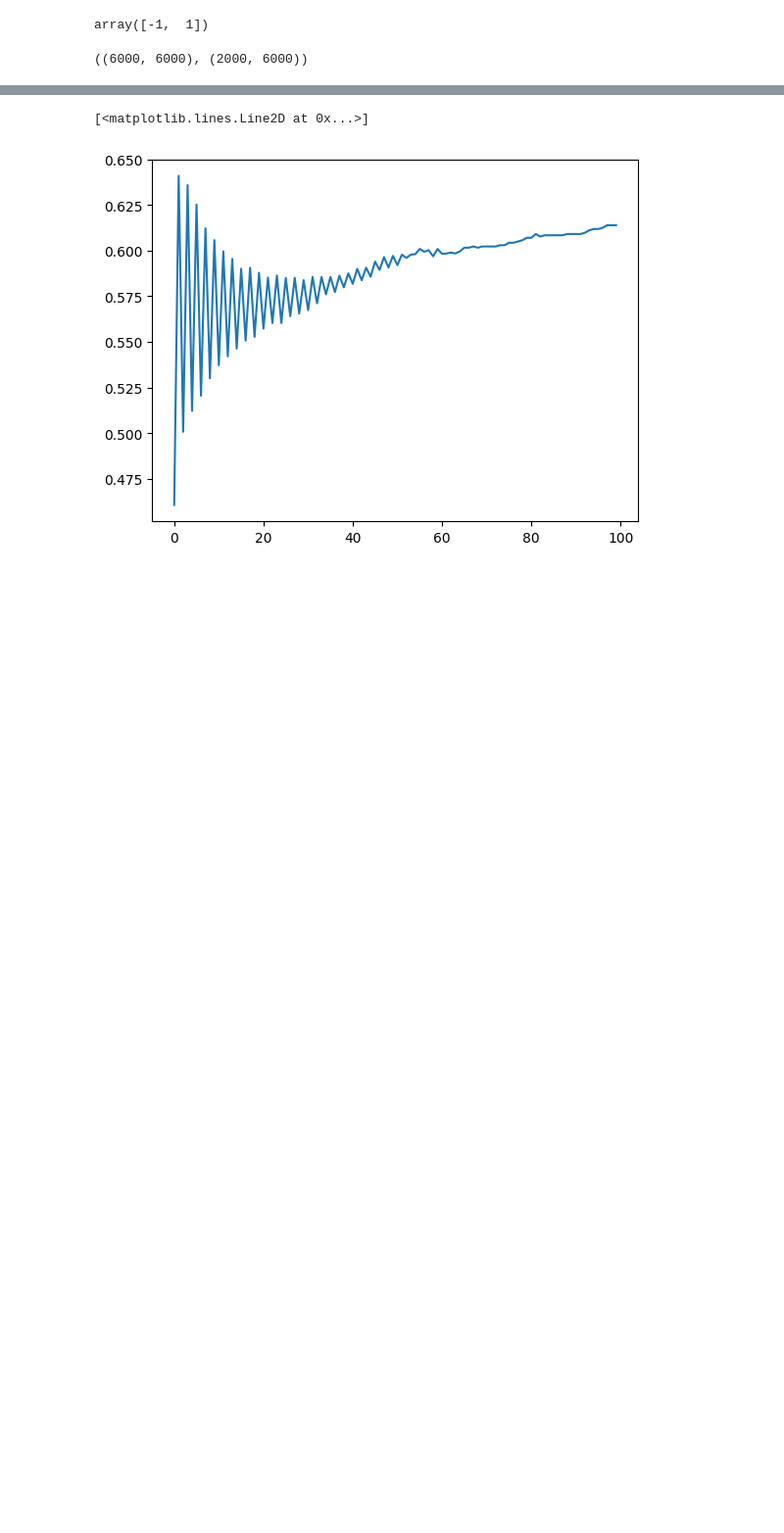
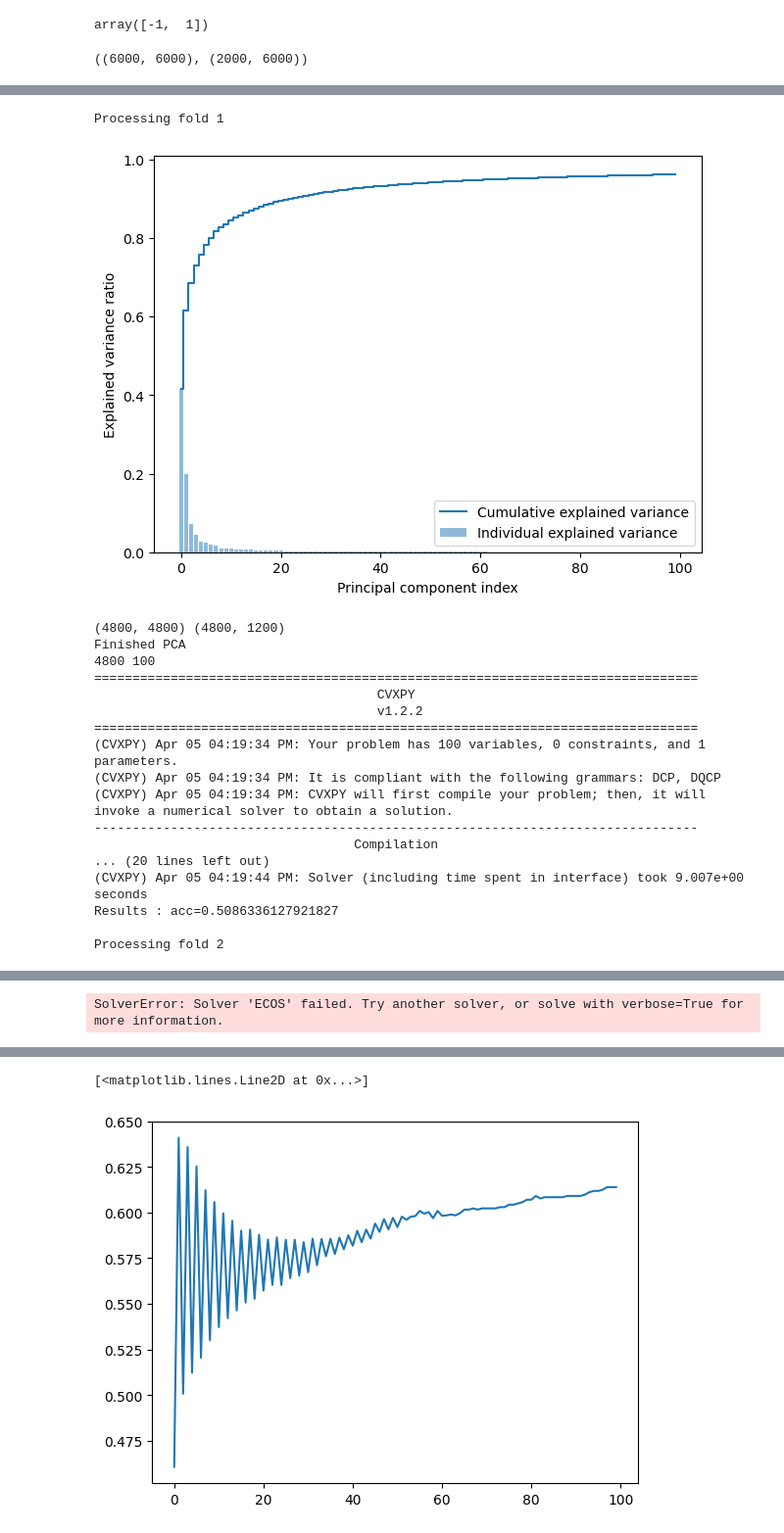
Before and after one commit to EmmaBouhanna/ChallengeKernel, a Jupyter notebook: KernelPerceptron.ipynb, the cells around one changed output, grey strips where cells are left out. Shown at 98% size. Drawn from its saved outputs; the diff is of its cells as text; code cells hidden in the pictures; blank space fills up the shorter version.

```diff
--- a/KernelPerceptron.ipynb
+++ b/KernelPerceptron.ipynb
@@ -312,0 +518,17 @@ fold_idx[5] = np.sort(np.concatenate([idx_pos, idx_neg]))
+# %%
+neg, pos = np.bincount(train_labels.astype(int))
+neg_freq = neg/len(train_labels)
+pos_freq = pos/len(train_labels)
+
+idx_neg = np.argwhere(train_labels == 0).ravel()
+idx_pos = np.argwhere(train_labels == 1).ravel()
+fold_idx = {}
+
+for fold in range(1, 2):
+    idx_neg_fold = np.random.choice(idx_neg, neg*50//100, replace=False)
+    idx_neg = np.setdiff1d(idx_neg, idx_neg_fold)
+    idx_pos_fold = np.random.choice(idx_pos, pos*50//100, replace=False)
+    idx_pos = np.setdiff1d(idx_pos, idx_pos_fold)
+    fold_idx[fold] = np.sort(np.concatenate([idx_neg_fold, idx_pos_fold]))
+
+fold_idx[2] = np.sort(np.concatenate([idx_pos, idx_neg]))
@@ -312,0 +599,59 @@ fold_idx[5] = np.sort(np.concatenate([idx_pos, idx_neg]))
+# %%
+## Kernel CVXOPT
+res_folds = {}
+for fold in fold_idx:
+    print(f"\nProcessing fold {fold}")
+    idx_val = fold_idx[fold]
+    idx_train = np.setdiff1d(np.arange(len(train_labels)), idx_val)
+    K_train = K[idx_train, :][:, idx_train]
+    K_val = K[idx_train, :][:, idx_val]
+
+    sc = StandardScaler()
+    X_train = sc.fit_transform(K_train)
+    X_val = sc.transform(K_val.T)
+
+    pca = PCA(n_components=100)
+    X_train = pca.fit_transform(X_train)
+    X_val = pca.transform(X_val)
+
+    exp_var_pca = pca.explained_variance_ratio_
+    cum_sum_eigenvalues = np.cumsum(exp_var_pca)
+    plt.bar(range(0,len(exp_var_pca)), exp_var_pca, alpha=0.5, align='center', label='Individual explained variance')
+    plt.step(range(0,len(cum_sum_eigenvalues)), cum_sum_eigenvalues, where='mid',label='Cumulative explained variance')
+    plt.ylabel('Explained variance ratio')
+    plt.xlabel('Principal component index')
+    plt.legend(loc='best')
+    plt.tight_layout()
+    plt.show()
+
+    print(K_train.shape, K_val.shape)
+    print('Finished PCA')
+
+    log = KernelLRCVX()
+    log.fit(X_train, train_labels[idx_train])
+
+    # validation
+    val_pred = log.predict(X_val)
+    acc = f1_score(train_labels[idx_val], val_pred, average="macro")
+    res_folds[fold] = {"acc": acc, "params": log.param_opt}
+    print(f"Results : acc={acc}")
+# %% [output]
+Processing fold 1
+[figure, added]
+(4800, 4800) (4800, 1200)
+Finished PCA
+4800 100
+===============================================================================
+                                     CVXPY
+                                     v1.2.2
+===============================================================================
+(CVXPY) Apr 05 04:19:34 PM: Your problem has 100 variables, 0 constraints, and 1 parameters.
+(CVXPY) Apr 05 04:19:34 PM: It is compliant with the following grammars: DCP, DQCP
+(CVXPY) Apr 05 04:19:34 PM: CVXPY will first compile your problem; then, it will invoke a numerical solver to obtain a solution.
+-------------------------------------------------------------------------------
+                                  Compilation
+... (20 lines left out)
+(CVXPY) Apr 05 04:19:44 PM: Solver (including time spent in interface) took 9.007e+00 seconds
+Results : acc=0.5086336127921827
+
+Processing fold 2
@@ -312,0 +730 @@ fold_idx[5] = np.sort(np.concatenate([idx_pos, idx_neg]))
+SolverError: Solver 'ECOS' failed. Try another solver, or solve with verbose=True for more information.
```
Also changed, not shown: parts of 37 cells of this notebook.
